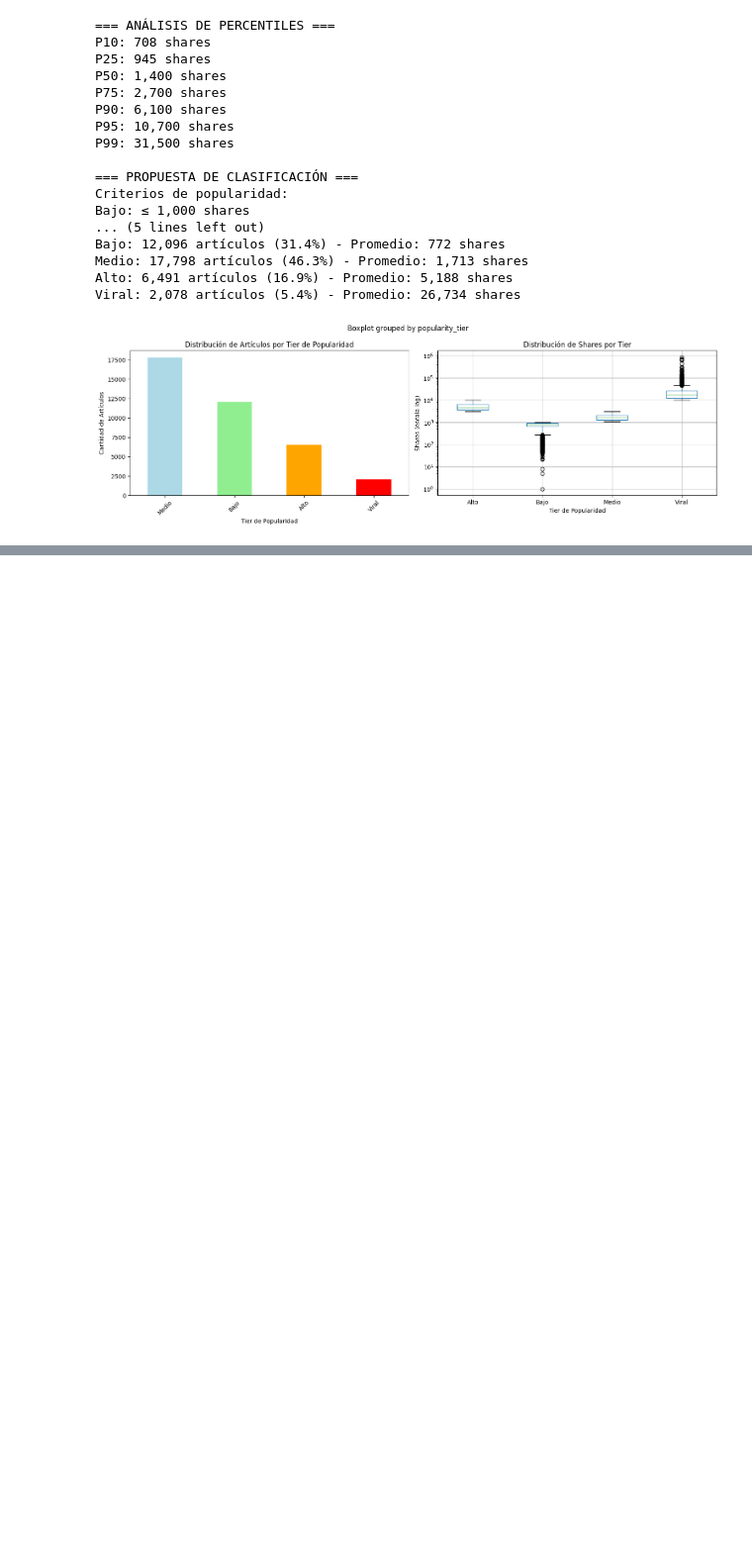
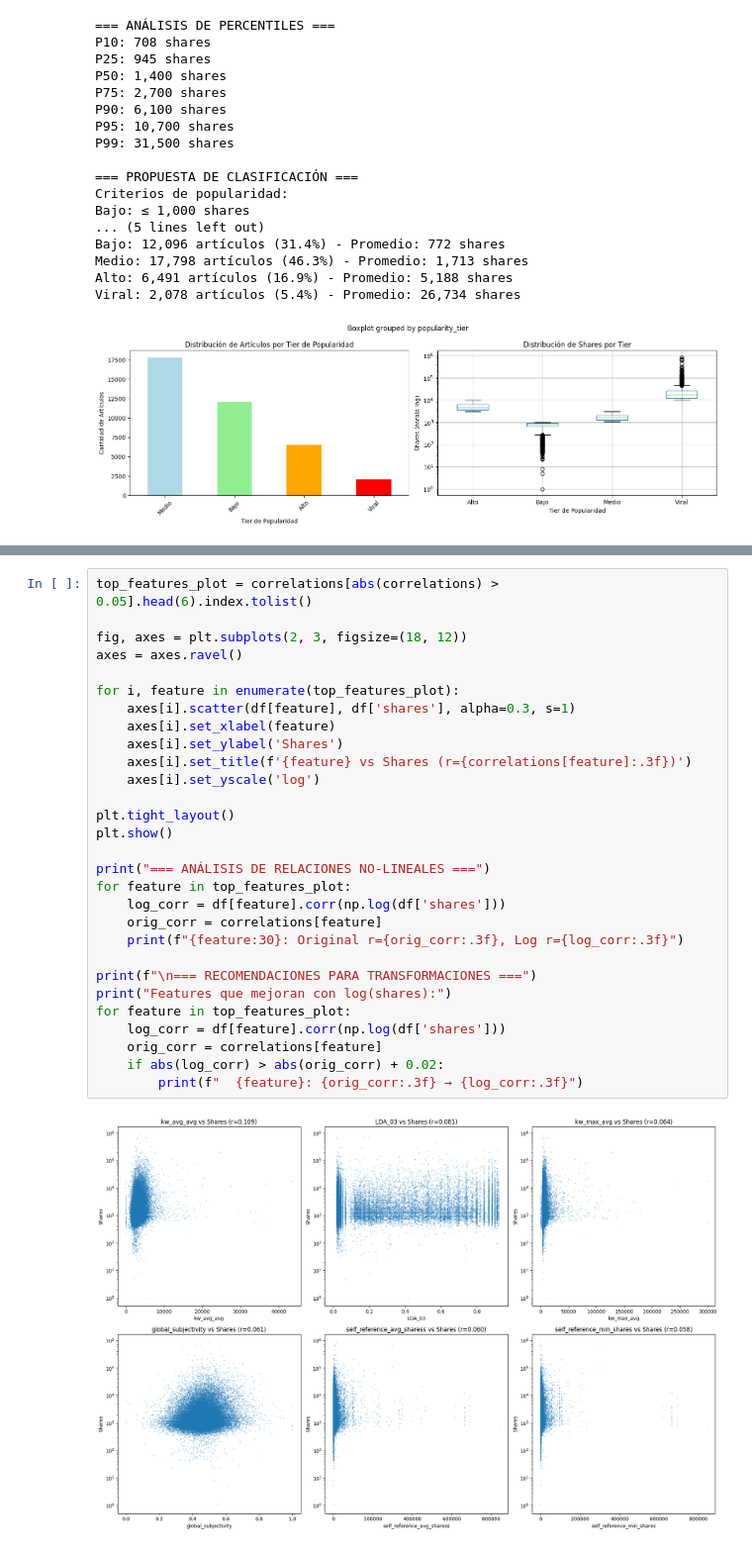
Before and after one commit to Juampi270302/CienciaDeDatos_2025, a Jupyter notebook: jupyter_scripts/tomi.ipynb, the cells around one changed output, grey strips where cells are left out. Shown: that part at 99% size. Drawn from its saved outputs; the diff is of its cells as text; blank space fills up the shorter version.

```diff
--- a/jupyter_scripts/tomi.ipynb
+++ b/jupyter_scripts/tomi.ipynb
@@ -519,0 +628,31 @@ Viral: 2,078 artículos (5.4%) - Promedio: 26,734 shares
+# %%
+top_features_plot = correlations[abs(correlations) > 0.05].head(6).index.tolist()
+
+fig, axes = plt.subplots(2, 3, figsize=(18, 12))
+axes = axes.ravel()
+
+for i, feature in enumerate(top_features_plot):
+    axes[i].scatter(df[feature], df['shares'], alpha=0.3, s=1)
+    axes[i].set_xlabel(feature)
+    axes[i].set_ylabel('Shares')
+    axes[i].set_title(f'{feature} vs Shares (r={correlations[feature]:.3f})')
+    axes[i].set_yscale('log')
+
+plt.tight_layout()
+plt.show()
+
+print("=== ANÁLISIS DE RELACIONES NO-LINEALES ===")
+for feature in top_features_plot:
+    log_corr = df[feature].corr(np.log(df['shares']))
+    orig_corr = correlations[feature]
+    print(f"{feature:30}: Original r={orig_corr:.3f}, Log r={log_corr:.3f}")
+
+print(f"\n=== RECOMENDACIONES PARA TRANSFORMACIONES ===")
+print("Features que mejoran con log(shares):")
+for feature in top_features_plot:
+    log_corr = df[feature].corr(np.log(df['shares']))
+    orig_corr = correlations[feature]
+    if abs(log_corr) > abs(orig_corr) + 0.02:
+        print(f"  {feature}: {orig_corr:.3f} → {log_corr:.3f}")
+# %% [output]
+[figure, added]
```
Also changed, not shown: parts of 5 cells of this notebook.
